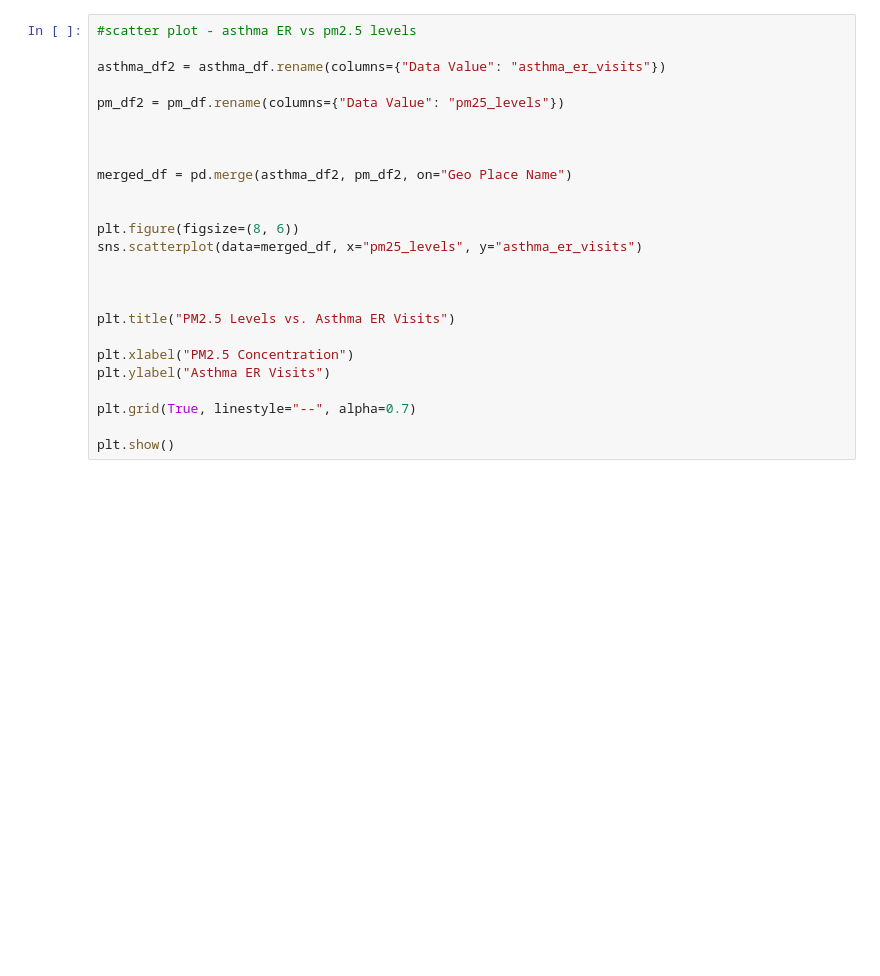
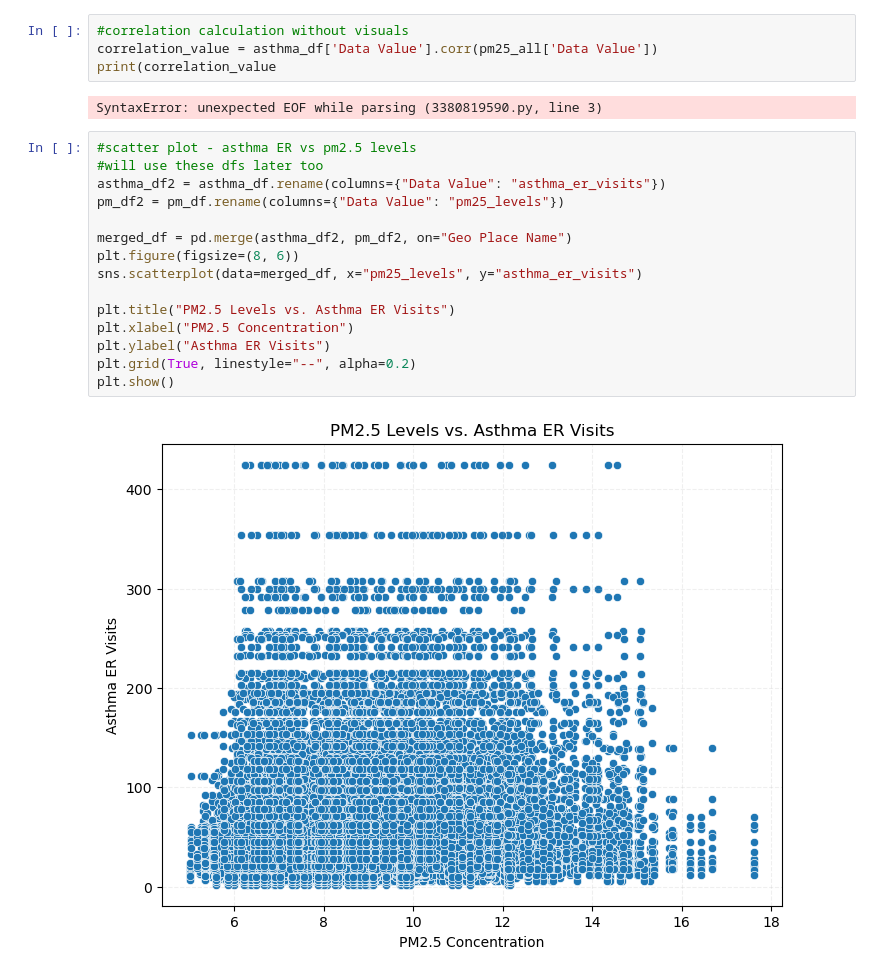
Before and after one commit to kathrynepenrod/Health-Air-Quality-Correlation-Analysis, a Jupyter notebook: final project (1).ipynb, the cells around one changed output. Saved outputs shown, nothing was run; the diff lists cells and outputs as text; blank space fills up the shorter version.

```diff
--- a/final project (1).ipynb
+++ b/final project (1).ipynb
@@ -309,25 +243,23 @@ sns.scatterplot(data = asthma_df, x = 'Data Value',
+# %%
+#correlation calculation without visuals
+correlation_value = asthma_df['Data Value'].corr(pm25_all['Data Value'])
+print(correlation_value
+# %% [output]
+SyntaxError: unexpected EOF while parsing (3380819590.py, line 3)
 # %%
 #scatter plot - asthma ER vs pm2.5 levels
-
+#will use these dfs later too
 asthma_df2 = asthma_df.rename(columns={"Data Value": "asthma_er_visits"})
-
 pm_df2 = pm_df.rename(columns={"Data Value": "pm25_levels"})
 
-
-
 merged_df = pd.merge(asthma_df2, pm_df2, on="Geo Place Name")
-
-
 plt.figure(figsize=(8, 6))
 sns.scatterplot(data=merged_df, x="pm25_levels", y="asthma_er_visits")
 
-
-
 plt.title("PM2.5 Levels vs. Asthma ER Visits")
-
 plt.xlabel("PM2.5 Concentration")
 plt.ylabel("Asthma ER Visits")
-
-plt.grid(True, linestyle="--", alpha=0.7)
-
+plt.grid(True, linestyle="--", alpha=0.2)
 plt.show()
+# %% [output]
+[figure, added]
```
Also changed, not shown: parts of 34 cells of this notebook.
